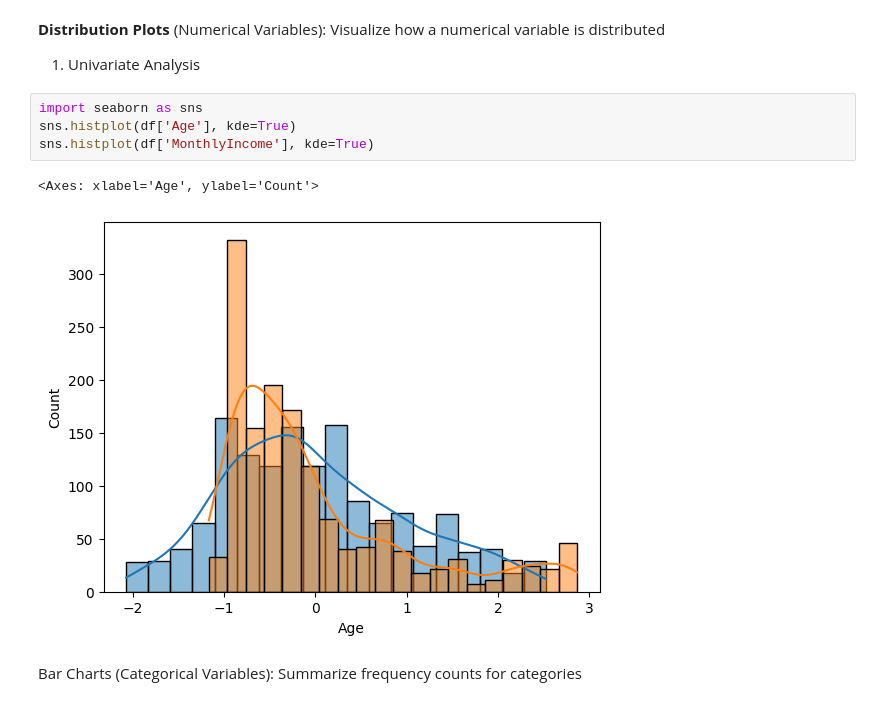
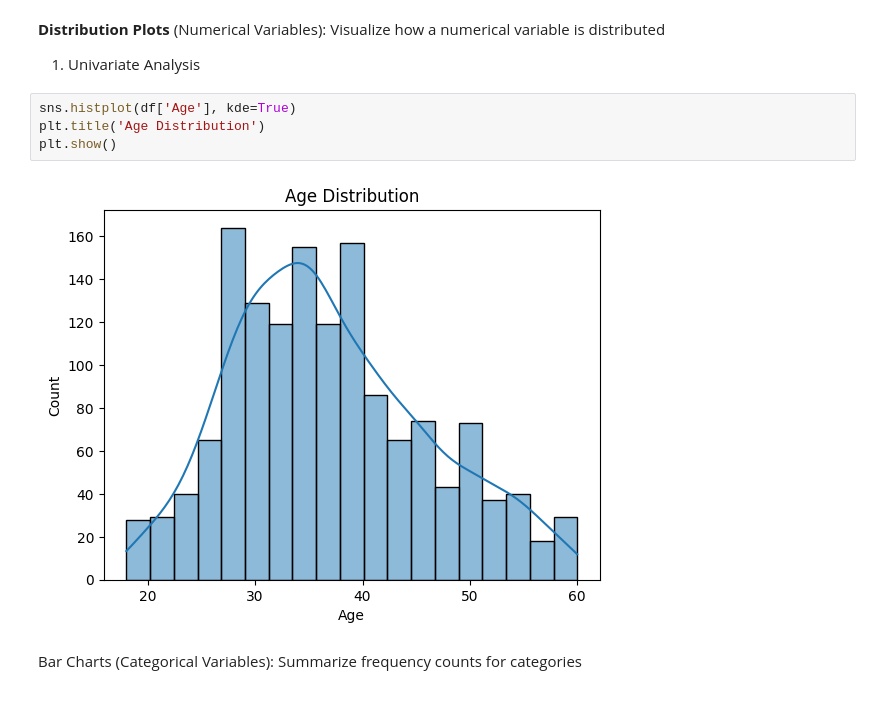
Before and after one commit to Geethasaran/E-Commerce-_Employee-Attrition-Rate, a Jupyter notebook: FINAL_PROJECT_Employee_Attrition_Rate.ipynb, the cells around one changed output. Saved outputs shown, nothing was run; the diff lists cells and outputs as text.

```diff
--- a/FINAL_PROJECT_Employee_Attrition_Rate.ipynb
+++ b/FINAL_PROJECT_Employee_Attrition_Rate.ipynb
@@ -83,13 +83,12 @@ Target Variable Distribution (Attrition):
 Visualize how a numerical variable is distributed
 
 1. Univariate Analysis
-# %%
-import seaborn as sns
-sns.histplot(df['Age'], kde=True)
-sns.histplot(df['MonthlyIncome'], kde=True)
-# %% [output]
-<Axes: xlabel='Age', ylabel='Count'>
-[figure, removed]
+# %%
+sns.histplot(df['Age'], kde=True)
+plt.title('Age Distribution')
+plt.show()
+# %% [output]
+[figure, added]
 # %% [markdown]
 Bar Charts (Categorical Variables):
 Summarize frequency counts for categories
```
Also changed, not shown: parts of 10 cells of this notebook.
